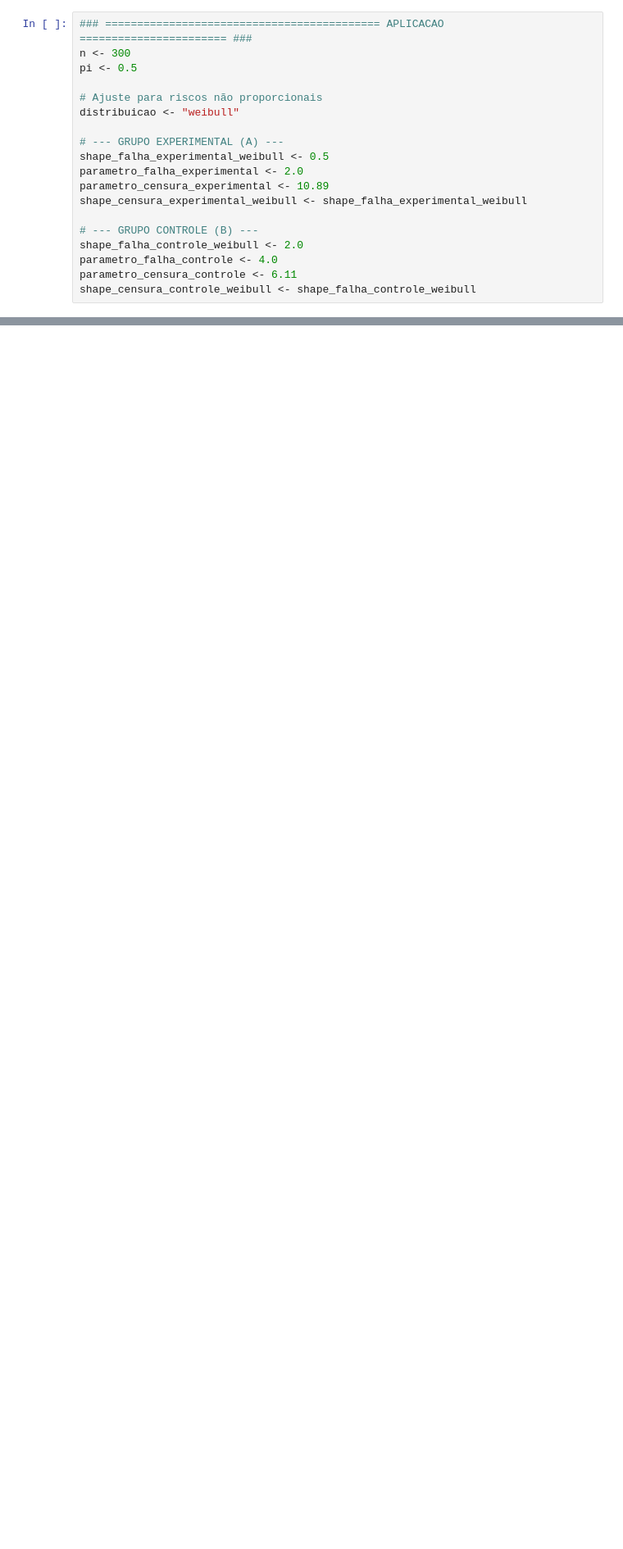
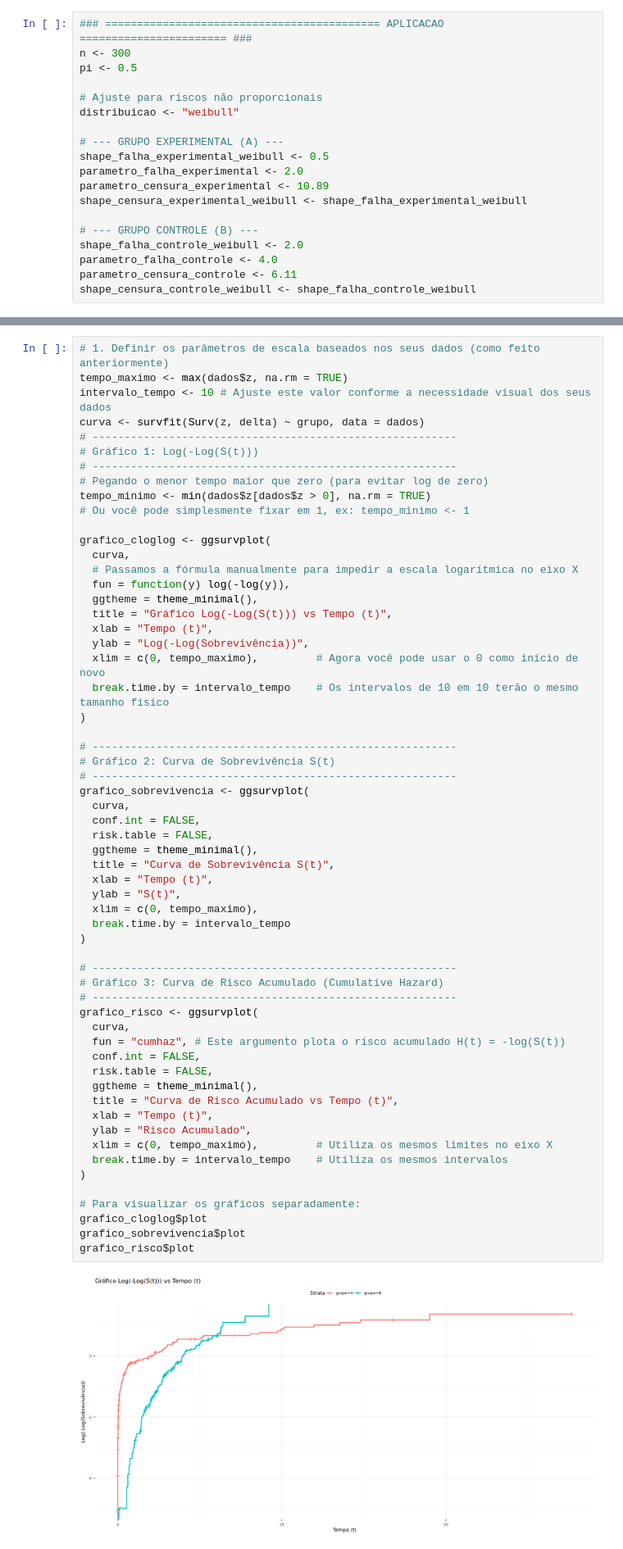
Before and after one commit to felipe-daiki/estudo_de_adequabilidade_de_poder_de_teste, a Jupyter notebook: riscos_nao_proporcionais_draft_v0.ipynb, the cells around one changed output, grey strips where cells are left out. Shown at 82% size. Saved outputs shown, nothing was run; the diff lists cells and outputs as text; blank space fills up the shorter version.

```diff
--- a/riscos_nao_proporcionais_draft_v0.ipynb
+++ b/riscos_nao_proporcionais_draft_v0.ipynb
@@ -34,0 +48,61 @@ Grupo Controle     (B) - Censura Observada: 30.7%
+# %%
+# 1. Definir os parâmetros de escala baseados nos seus dados (como feito anteriormente)
+tempo_maximo <- max(dados$z, na.rm = TRUE)
+intervalo_tempo <- 10 # Ajuste este valor conforme a necessidade visual dos seus dados
+curva <- survfit(Surv(z, delta) ~ grupo, data = dados)
+# ---------------------------------------------------------
+# Gráfico 1: Log(-Log(S(t)))
+# ---------------------------------------------------------
+# Pegando o menor tempo maior que zero (para evitar log de zero)
+tempo_minimo <- min(dados$z[dados$z > 0], na.rm = TRUE)
+# Ou você pode simplesmente fixar em 1, ex: tempo_minimo <- 1
+
+grafico_cloglog <- ggsurvplot(
+  curva,
+  # Passamos a fórmula manualmente para impedir a escala logarítmica no eixo X
+  fun = function(y) log(-log(y)),
+  ggtheme = theme_minimal(),
+  title = "Gráfico Log(-Log(S(t))) vs Tempo (t)",
+  xlab = "Tempo (t)",
+  ylab = "Log(-Log(Sobrevivência))",
+  xlim = c(0, tempo_maximo),         # Agora você pode usar o 0 como início de novo
+  break.time.by = intervalo_tempo    # Os intervalos de 10 em 10 terão o mesmo tamanho físico
+)
+
+# ---------------------------------------------------------
+# Gráfico 2: Curva de Sobrevivência S(t)
+# ---------------------------------------------------------
+grafico_sobrevivencia <- ggsurvplot(
+  curva,
+  conf.int = FALSE,
+  risk.table = FALSE,
+  ggtheme = theme_minimal(),
+  title = "Curva de Sobrevivência S(t)",
+  xlab = "Tempo (t)",
+  ylab = "S(t)",
+  xlim = c(0, tempo_maximo),
+  break.time.by = intervalo_tempo
+)
+
+# ---------------------------------------------------------
+# Gráfico 3: Curva de Risco Acumulado (Cumulative Hazard)
+# ---------------------------------------------------------
+grafico_risco <- ggsurvplot(
+  curva,
+  fun = "cumhaz", # Este argumento plota o risco acumulado H(t) = -log(S(t))
+  conf.int = FALSE,
+  risk.table = FALSE,
+  ggtheme = theme_minimal(),
+  title = "Curva de Risco Acumulado vs Tempo (t)",
+  xlab = "Tempo (t)",
+  ylab = "Risco Acumulado",
+  xlim = c(0, tempo_maximo),         # Utiliza os mesmos limites no eixo X
+  break.time.by = intervalo_tempo    # Utiliza os mesmos intervalos
+)
+
+# Para visualizar os gráficos separadamente:
+grafico_cloglog$plot
+grafico_sobrevivencia$plot
+grafico_risco$plot
+# %% [output]
+[figure, added]
```
Also changed, not shown: parts of 11 cells of this notebook, 3 other files.
